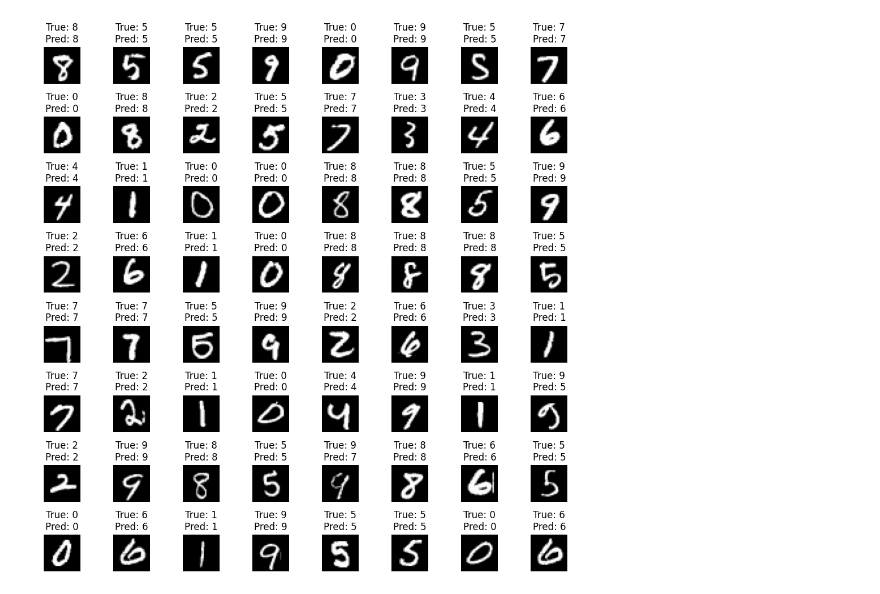
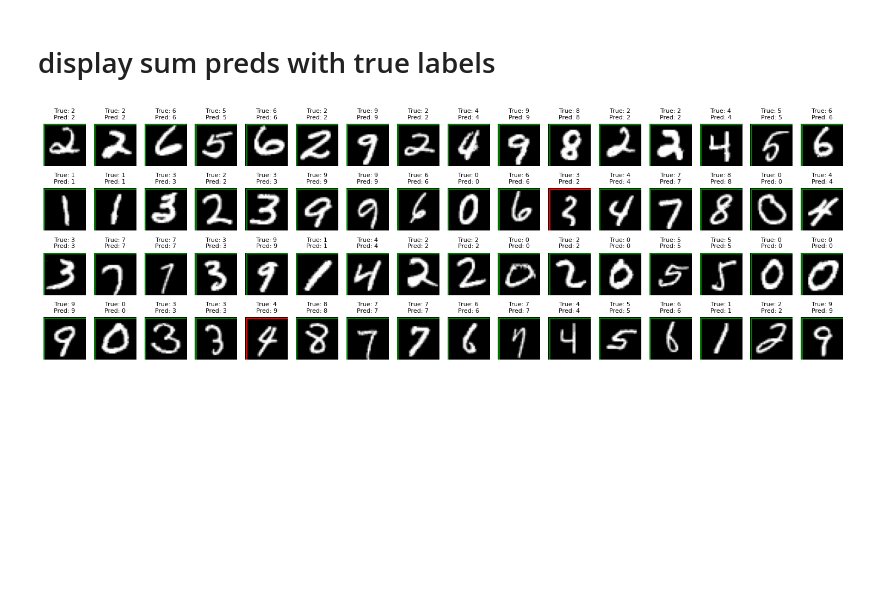
Before and after one commit to sacha-renault/maxi-nn, a Jupyter notebook: mnist.ipynb, the cells around one changed output. Saved outputs shown, nothing was run; the diff lists cells and outputs as text; code cells hidden in the pictures; blank space fills up the shorter version.

```diff
--- a/mnist.ipynb
+++ b/mnist.ipynb
@@ -174,24 +200,34 @@ for current_batch in bar:
+# %% [markdown]
+# display sum preds with true labels
 # %%
-import matplotlib.pyplot as plt
-import random
+def image_display(images, true_labels, pred_labels, num_images):
+    plt.figure(figsize=(15, 5))
+    for i in range(num_images):
+        plt.subplot(4, 16, i+1)
+        # Display the image
+        plt.imshow(images[i], cmap='gray')
 
-def image_display(images, true_labels, pred_labels, num_images):
-    plt.figure(figsize=(10, 10))
-    for i in range(num_images):
-        plt.subplot(8, 8, i+1)
-        plt.imshow(images[i], cmap='gray')
-        plt.title(f"True: {true_labels[i]}\nPred: {pred_labels[i]}")
+        # Add a colored rectangle as a border
+        if true_labels[i] != pred_labels[i]:
+            color = 'red'
+        else:
+            color = 'green'
+
+        plt.gca().add_patch(plt.Rectangle((0, 0), 28, 28, edgecolor=color, facecolor='none', lw=2))
+
+        plt.title(f"True: {true_labels[i]}\nPred: {pred_labels[i]}", fontsize=8)
         plt.axis('off')
+
     plt.tight_layout()
     plt.show()
 
 num_images = 64
 idx_test = random.choices(range(10_000), k = num_images)
 
 image_test = test_images[idx_test] / 255
 label_test = test_labels[idx_test]
 preds = infer(image_test)
 
 image_display(image_test.reshape(-1, 28, 28), label_test, np.argmax(preds, axis = 1), num_images)
 # %% [output]
-[figure, old version]
+[figure, new version]
```
Also changed, not shown: parts of 9 cells of this notebook.
